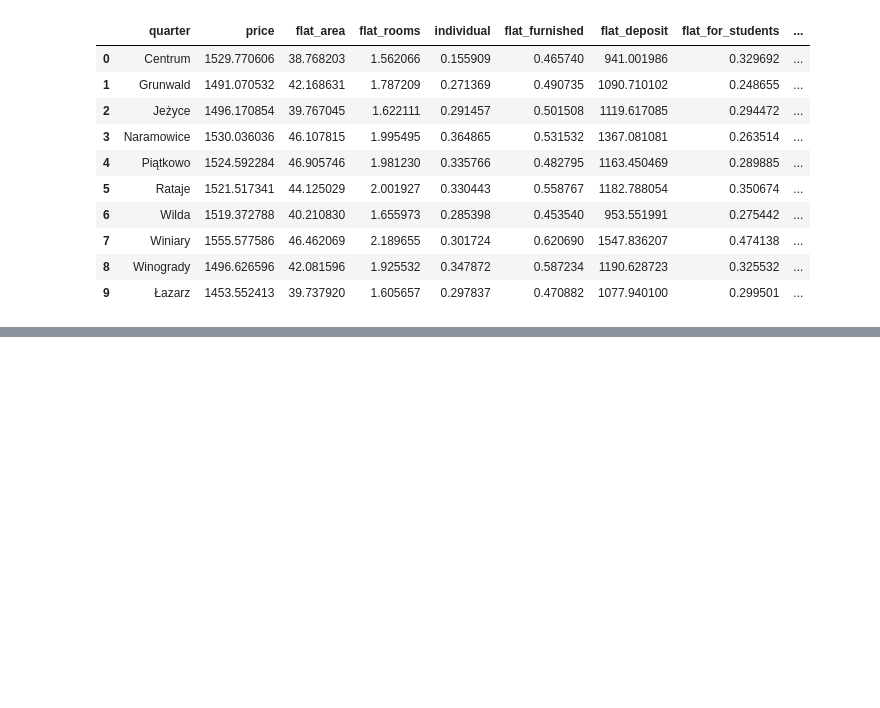
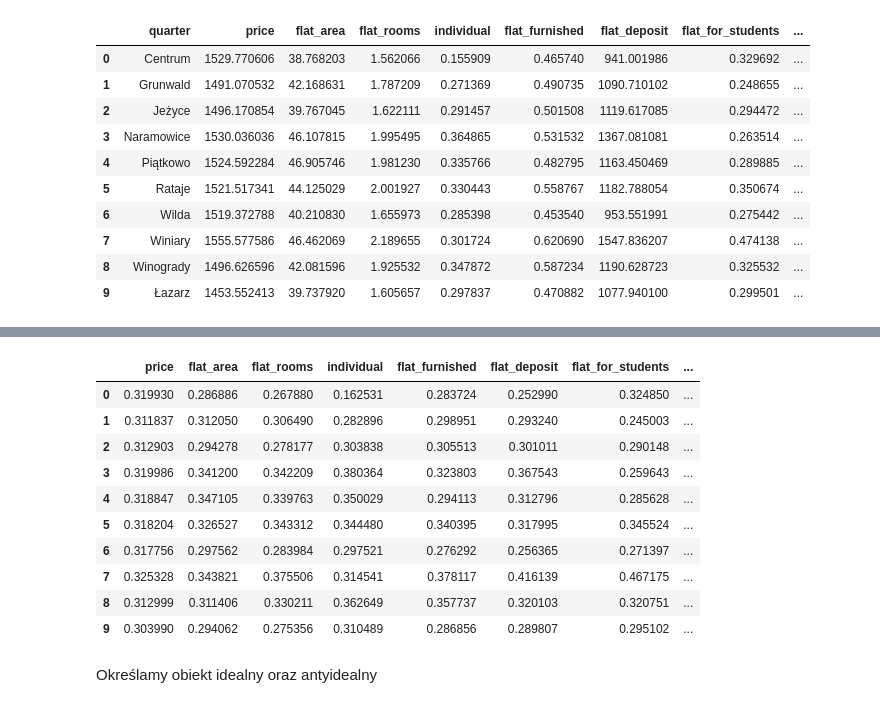
Before and after one commit to DepartmentOfStatisticsPUE/air-2022, a Jupyter notebook: notebooks/4_porzadkowanie.ipynb, the cells around one changed output, grey strips where cells are left out. Cells and saved outputs as stored; diff of their text form; code cells hidden in the pictures; blank space fills up the shorter version.

```diff
--- a/notebooks/4_porzadkowanie.ipynb
+++ b/notebooks/4_porzadkowanie.ipynb
@@ -219,0 +239,17 @@ dane_porzadkowanie
+# %%
+z = dane_porzadkowanie.loc[:, "price":"flat_balcony"] / z_mian
+z
+# %% [output]
+|  | price | flat_area | flat_rooms | individual | flat_furnished | flat_deposit | flat_for_students | ... |
+| 0 | 0.319930 | 0.286886 | 0.267880 | 0.162531 | 0.283724 | 0.252990 | 0.324850 | ... |
+| 1 | 0.311837 | 0.312050 | 0.306490 | 0.282896 | 0.298951 | 0.293240 | 0.245003 | ... |
+| 2 | 0.312903 | 0.294278 | 0.278177 | 0.303838 | 0.305513 | 0.301011 | 0.290148 | ... |
+| 3 | 0.319986 | 0.341200 | 0.342209 | 0.380364 | 0.323803 | 0.367543 | 0.259643 | ... |
+| 4 | 0.318847 | 0.347105 | 0.339763 | 0.350029 | 0.294113 | 0.312796 | 0.285628 | ... |
+| 5 | 0.318204 | 0.326527 | 0.343312 | 0.344480 | 0.340395 | 0.317995 | 0.345524 | ... |
+| 6 | 0.317756 | 0.297562 | 0.283984 | 0.297521 | 0.276292 | 0.256365 | 0.271397 | ... |
+| 7 | 0.325328 | 0.343821 | 0.375506 | 0.314541 | 0.378117 | 0.416139 | 0.467175 | ... |
+| 8 | 0.312999 | 0.311406 | 0.330211 | 0.362649 | 0.357737 | 0.320103 | 0.320751 | ... |
+| 9 | 0.303990 | 0.294062 | 0.275356 | 0.310489 | 0.286856 | 0.289807 | 0.295102 | ... |
+# %% [markdown]
+Określamy obiekt idealny oraz antyidealny
```
Also changed, not shown: parts of 7 cells of this notebook.
